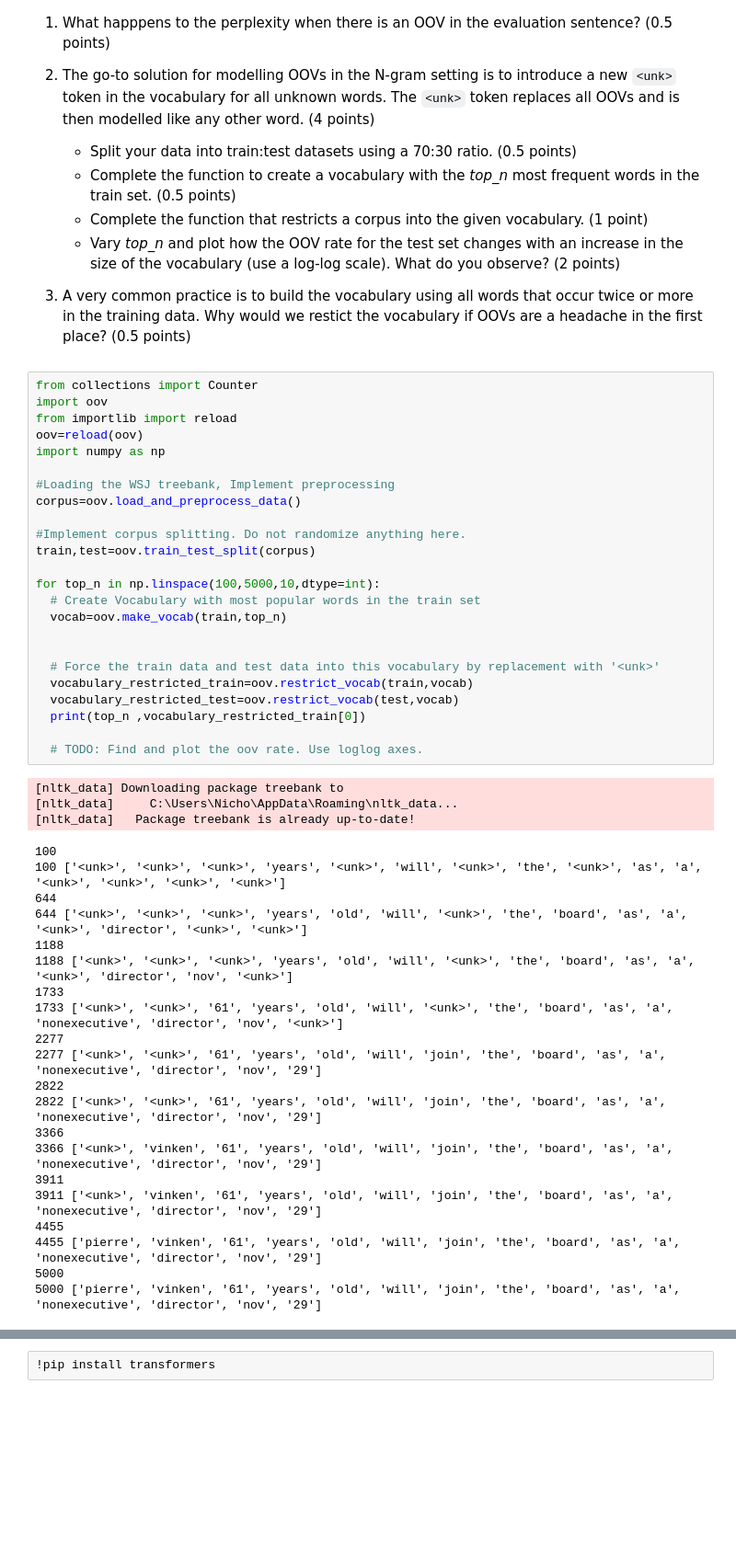
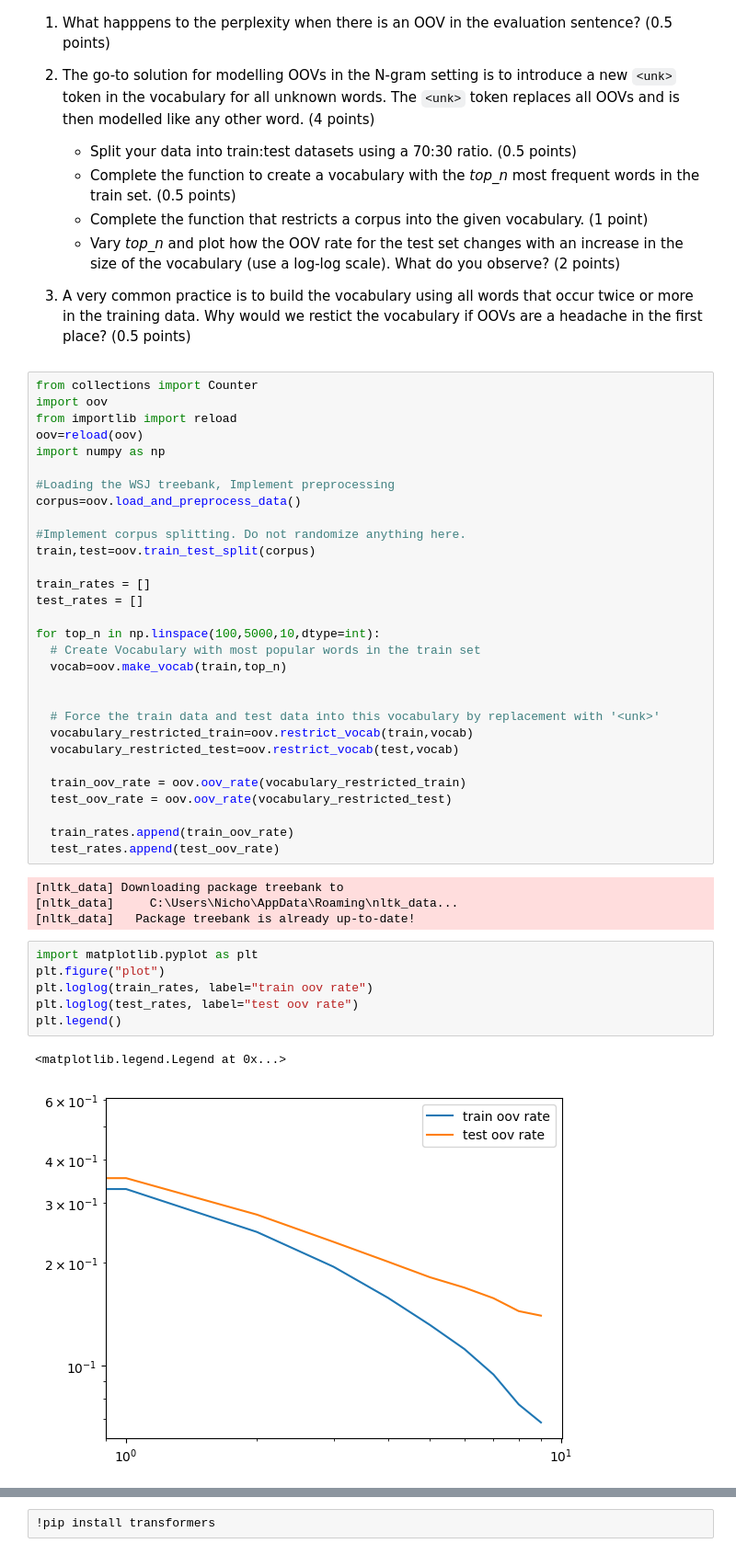
Before and after one commit to WilliamPLaCroix/SNLP-Assignments, a Jupyter notebook: Assignment_4/Assignment4.ipynb, the cells around one changed output, grey strips where cells are left out. Shown at 92% size. Cells and saved outputs as stored; diff of their text form; blank space fills up the shorter version.

```diff
--- a/Assignment_4/Assignment4.ipynb
+++ b/Assignment_4/Assignment4.ipynb
@@ -44,6 +44,9 @@ corpus=oov.load_and_preprocess_data()
 #Implement corpus splitting. Do not randomize anything here.
 train,test=oov.train_test_split(corpus)
 
+train_rates = []
+test_rates = []
+
 for top_n in np.linspace(100,5000,10,dtype=int):
   # Create Vocabulary with most popular words in the train set
   vocab=oov.make_vocab(train,top_n)
@@ -52,30 +55,22 @@ for top_n in np.linspace(100,5000,10,dtype=int):
   # Force the train data and test data into this vocabulary by replacement with '<unk>'
   vocabulary_restricted_train=oov.restrict_vocab(train,vocab)
   vocabulary_restricted_test=oov.restrict_vocab(test,vocab)
-  print(top_n ,vocabulary_restricted_train[0])
 
-  # TODO: Find and plot the oov rate. Use loglog axes.
+  train_oov_rate = oov.oov_rate(vocabulary_restricted_train)
+  test_oov_rate = oov.oov_rate(vocabulary_restricted_test)
+
+  train_rates.append(train_oov_rate)
+  test_rates.append(test_oov_rate)
 # %% [output]
 [nltk_data] Downloading package treebank to
 [nltk_data]     C:\Users\Nicho\AppData\Roaming\nltk_data...
 [nltk_data]   Package treebank is already up-to-date!
-100
-100 ['<unk>', '<unk>', '<unk>', 'years', '<unk>', 'will', '<unk>', 'the', '<unk>', 'as', 'a', '<unk>', '<unk>', '<unk>', '<unk>']
-644
-644 ['<unk>', '<unk>', '<unk>', 'years', 'old', 'will', '<unk>', 'the', 'board', 'as', 'a', '<unk>', 'director', '<unk>', '<unk>']
-1188
-1188 ['<unk>', '<unk>', '<unk>', 'years', 'old', 'will', '<unk>', 'the', 'board', 'as', 'a', '<unk>', 'director', 'nov', '<unk>']
-1733
-1733 ['<unk>', '<unk>', '61', 'years', 'old', 'will', '<unk>', 'the', 'board', 'as', 'a', 'nonexecutive', 'director', 'nov', '<unk>']
-2277
-2277 ['<unk>', '<unk>', '61', 'years', 'old', 'will', 'join', 'the', 'board', 'as', 'a', 'nonexecutive', 'director', 'nov', '29']
-2822
-2822 ['<unk>', '<unk>', '61', 'years', 'old', 'will', 'join', 'the', 'board', 'as', 'a', 'nonexecutive', 'director', 'nov', '29']
-3366
-3366 ['<unk>', 'vinken', '61', 'years', 'old', 'will', 'join', 'the', 'board', 'as', 'a', 'nonexecutive', 'director', 'nov', '29']
-3911
-3911 ['<unk>', 'vinken', '61', 'years', 'old', 'will', 'join', 'the', 'board', 'as', 'a', 'nonexecutive', 'director', 'nov', '29']
-4455
-4455 ['pierre', 'vinken', '61', 'years', 'old', 'will', 'join', 'the', 'board', 'as', 'a', 'nonexecutive', 'director', 'nov', '29']
-5000
-5000 ['pierre', 'vinken', '61', 'years', 'old', 'will', 'join', 'the', 'board', 'as', 'a', 'nonexecutive', 'director', 'nov', '29']
+# %%
+import matplotlib.pyplot as plt
+plt.figure("plot")
+plt.loglog(train_rates, label="train oov rate")
+plt.loglog(test_rates, label="test oov rate")
+plt.legend()
+# %% [output]
+<matplotlib.legend.Legend at 0x...>
+[figure, added]
```
Also changed, not shown: parts of 2 cells of this notebook, 1 other file.
